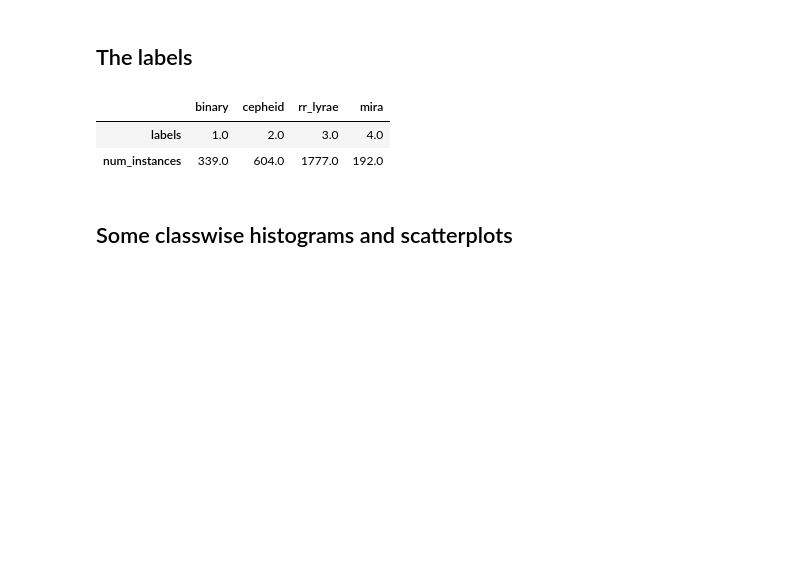
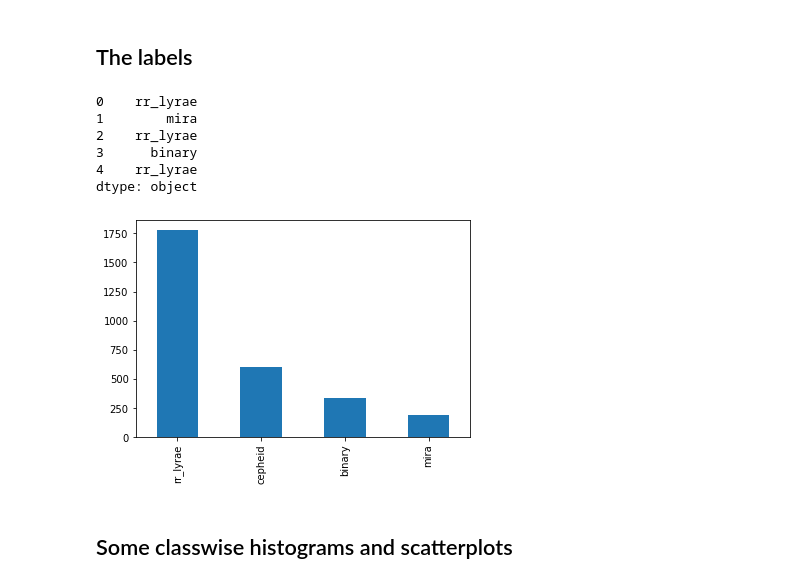
Before and after one commit to ramp-kits/variable_stars, a Jupyter notebook: variable_stars_starting_kit.ipynb, the cells around one changed output. Drawn from its saved outputs; the diff is of its cells as text; code cells hidden in the pictures; blank space fills up the shorter version.

```diff
--- a/variable_stars_starting_kit.ipynb
+++ b/variable_stars_starting_kit.ipynb
@@ -75,16 +75,22 @@ X_df.head()
 | 4 | 354.0 | 10866.0 | 12022.0 | 17.8301 | 16.7286 | 5.0 | 21.0 | 50.48 | -69.0 | 17.0 | ... |
 # %% [markdown]
 ## The labels
-# %%
-labels = np.unique(y)
-label_names = ['binary', 'cepheid', 'rr_lyrae', 'mira']
-pd.DataFrame([labels, [X_df[y == label].shape[0] for label in labels]],
-             columns=label_names,
-             index=["labels", "num_instances"])
-# %% [output]
-|  | binary | cepheid | rr_lyrae | mira |
-| labels | 1.0 | 2.0 | 3.0 | 4.0 |
-| num_instances | 339.0 | 604.0 | 1777.0 | 192.0 |
+# %%
+label_names = {1: 'binary', 2: 'cepheid', 3: 'rr_lyrae', 4: 'mira'}
+labels = list(label_names.keys())
+y_series = pd.Series(y).replace(label_names)
+y_series.head()
+# %% [output]
+0    rr_lyrae
+1        mira
+2    rr_lyrae
+3      binary
+4    rr_lyrae
+dtype: object
+# %%
+_ = y_series.value_counts().plot(kind="bar")
+# %% [output]
+[figure, added]
 # %% [markdown]
 ## Some classwise histograms and scatterplots
 # %%
```
Also changed, not shown: parts of 10 cells of this notebook, 5 other files.
